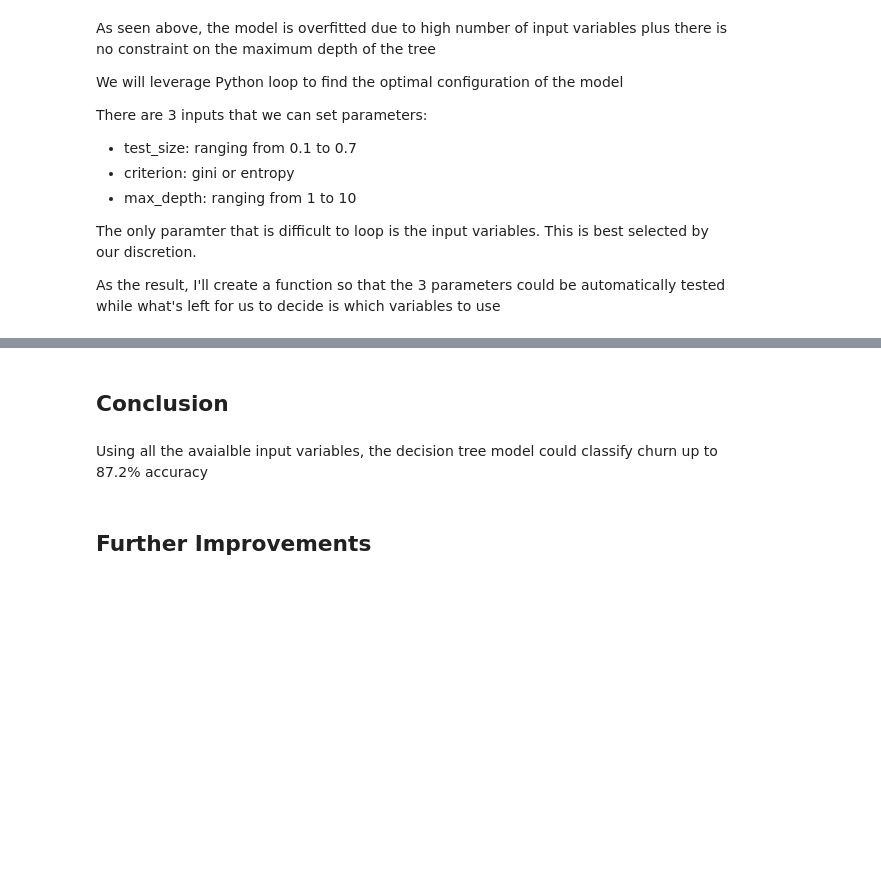
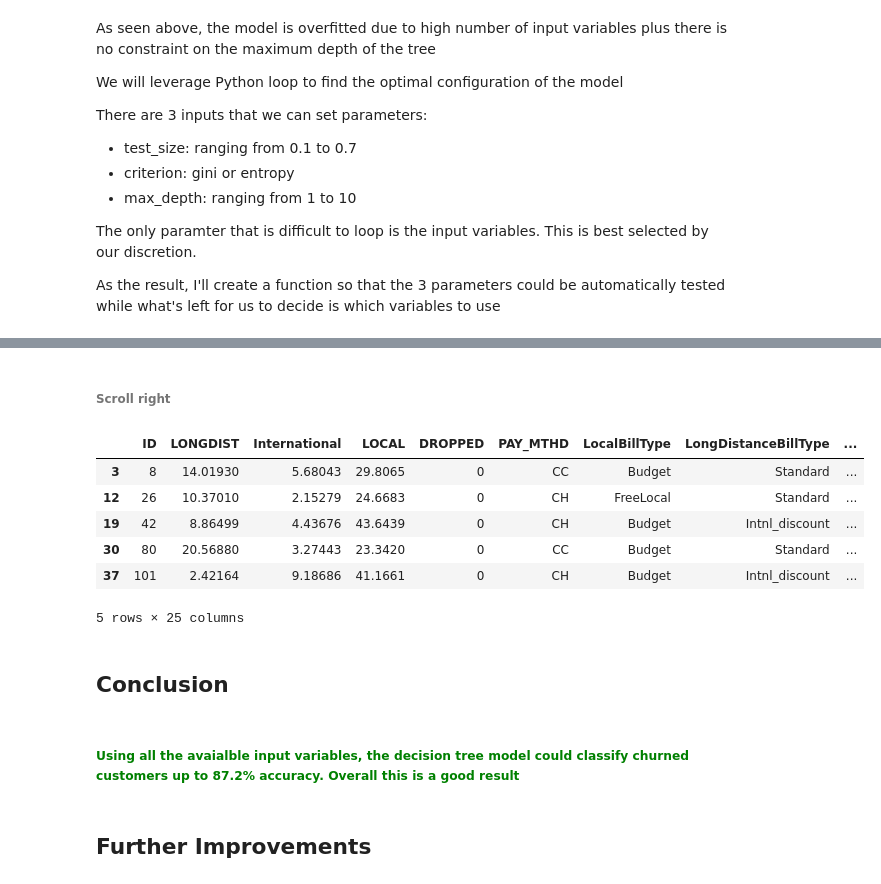
Before and after one commit to dqa611/Churn_predictive_analysis, a Jupyter notebook: Churn_predictive_analysis.ipynb, the cells around one changed output, grey strips where cells are left out. Drawn from its saved outputs; the diff is of its cells as text; code cells hidden in the pictures; blank space fills up the shorter version.

```diff
--- a/Churn_predictive_analysis.ipynb
+++ b/Churn_predictive_analysis.ipynb
@@ -203,7 +245,25 @@ Image(graph.create_png())
+# %%
+regressor = DecisionTreeRegressor()
+regressor.fit(X_train, y_train)
+y_pred = regressor.predict(X_test)
+
+df1=pd.DataFrame({'Actual':y_test, 'Predicted':y_pred})
+# %% [markdown]
+###### Scroll right
+# %%
+df.join(df1).dropna().head()
+# %% [output]
+|  | ID | LONGDIST | International | LOCAL | DROPPED | PAY_MTHD | LocalBillType | LongDistanceBillType | ... |
+| 3 | 8 | 14.01930 | 5.68043 | 29.8065 | 0 | CC | Budget | Standard | ... |
+| 12 | 26 | 10.37010 | 2.15279 | 24.6683 | 0 | CH | FreeLocal | Standard | ... |
+| 19 | 42 | 8.86499 | 4.43676 | 43.6439 | 0 | CH | Budget | Intnl_discount | ... |
+| 30 | 80 | 20.56880 | 3.27443 | 23.3420 | 0 | CC | Budget | Standard | ... |
+| 37 | 101 | 2.42164 | 9.18686 | 41.1661 | 0 | CH | Budget | Intnl_discount | ... |
+5 rows × 25 columns
 # %% [markdown]
 ## Conclusion
 # %% [markdown]
-Using all the avaialble input variables, the decision tree model could classify churn up to 87.2% accuracy
+##### <font color = green> Using all the avaialble input variables, the decision tree model could classify churned customers up to 87.2% accuracy. Overall this is a good result
 # %% [markdown]
 ## Further Improvements
 # %% [markdown]
```
Also changed, not shown: parts of 19 cells of this notebook.
